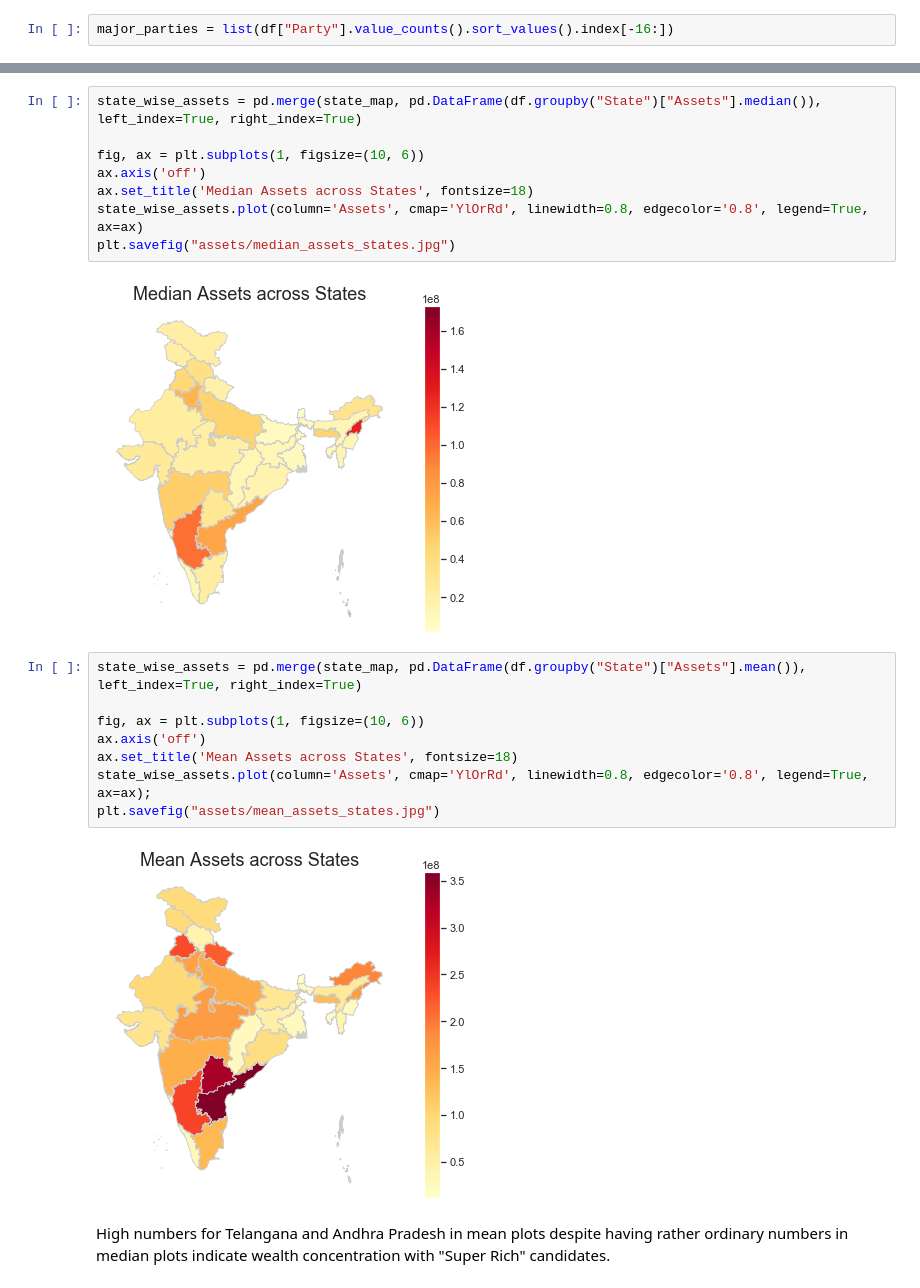
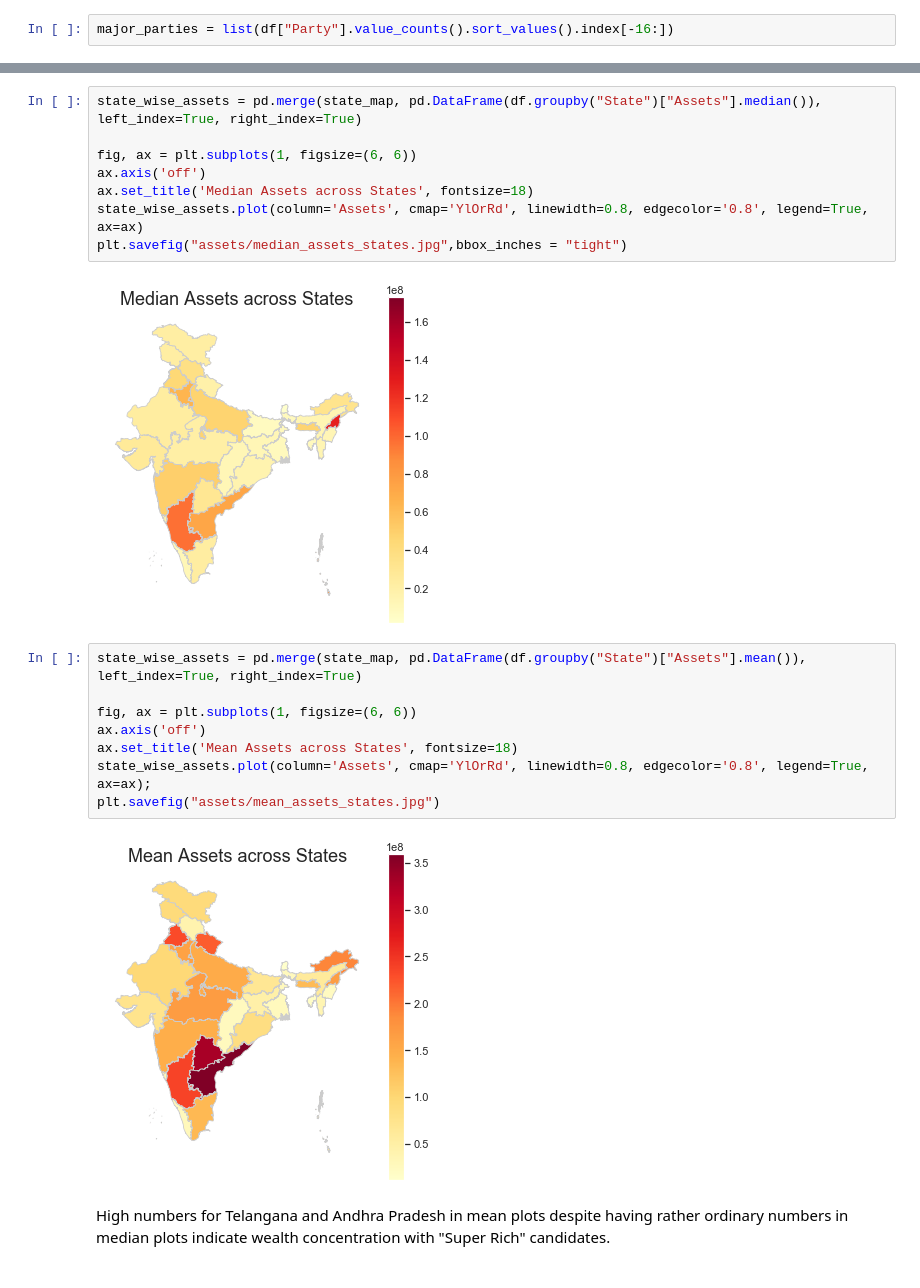
Before and after one commit to djin31/PolViz, a Jupyter notebook: LokSabhaVis.ipynb, the cells around one changed output, grey strips where cells are left out. Saved outputs shown, nothing was run; the diff lists cells and outputs as text.

```diff
--- a/LokSabhaVis.ipynb
+++ b/LokSabhaVis.ipynb
@@ -121,23 +121,23 @@ plt.savefig("assets/poorest.jpg")
 # %%
 state_wise_assets = pd.merge(state_map, pd.DataFrame(df.groupby("State")["Assets"].median()), left_index=True, right_index=True)
 
-fig, ax = plt.subplots(1, figsize=(10, 6))
+fig, ax = plt.subplots(1, figsize=(6, 6))
 ax.axis('off')
 ax.set_title('Median Assets across States', fontsize=18)
 state_wise_assets.plot(column='Assets', cmap='YlOrRd', linewidth=0.8, edgecolor='0.8', legend=True, ax=ax)
-plt.savefig("assets/median_assets_states.jpg")
+plt.savefig("assets/median_assets_states.jpg",bbox_inches = "tight")
 # %% [output]
-[figure, old version]
+[figure, new version]
 # %%
 state_wise_assets = pd.merge(state_map, pd.DataFrame(df.groupby("State")["Assets"].mean()), left_index=True, right_index=True)
 
-fig, ax = plt.subplots(1, figsize=(10, 6))
+fig, ax = plt.subplots(1, figsize=(6, 6))
 ax.axis('off')
 ax.set_title('Mean Assets across States', fontsize=18)
 state_wise_assets.plot(column='Assets', cmap='YlOrRd', linewidth=0.8, edgecolor='0.8', legend=True, ax=ax);
 plt.savefig("assets/mean_assets_states.jpg")
 # %% [output]
-[figure, old version]
+[figure, new version]
 # %% [markdown]
 High numbers for Telangana and Andhra Pradesh in mean plots despite having rather ordinary numbers in median plots indicate wealth concentration with "Super Rich" candidates.
 # %% [markdown]
```
Also changed, not shown: parts of 14 cells of this notebook, 12 other files.
